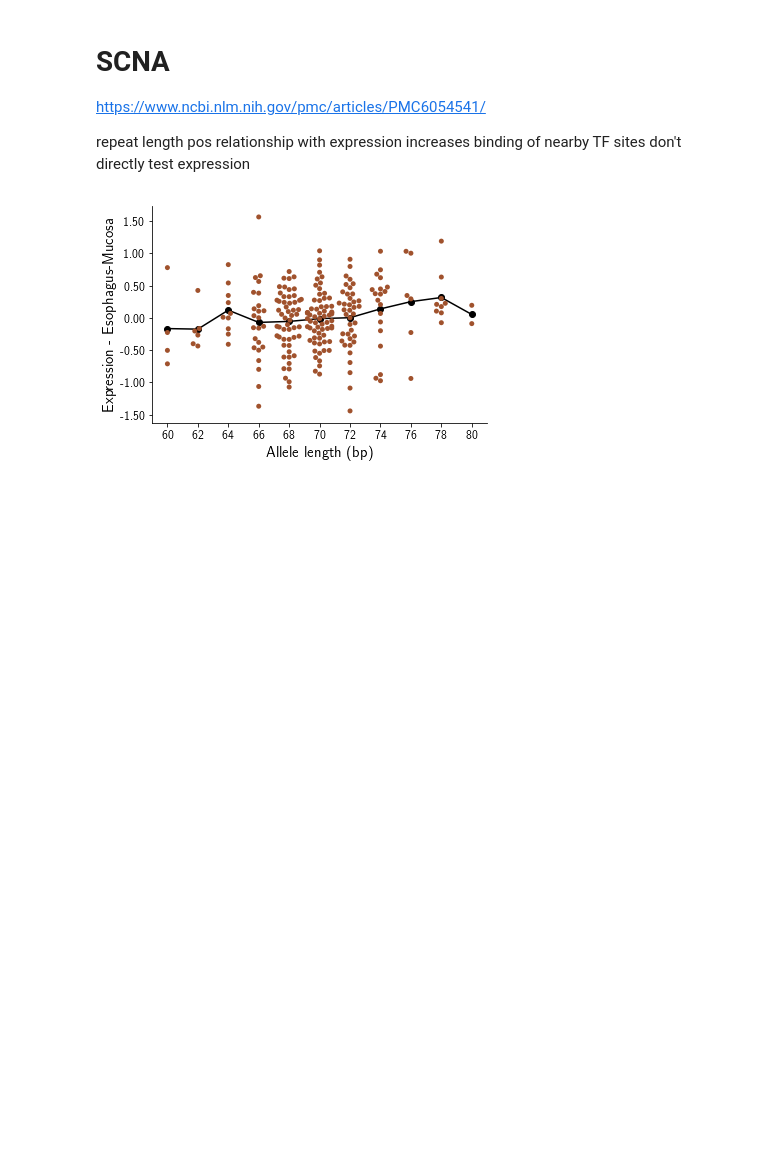
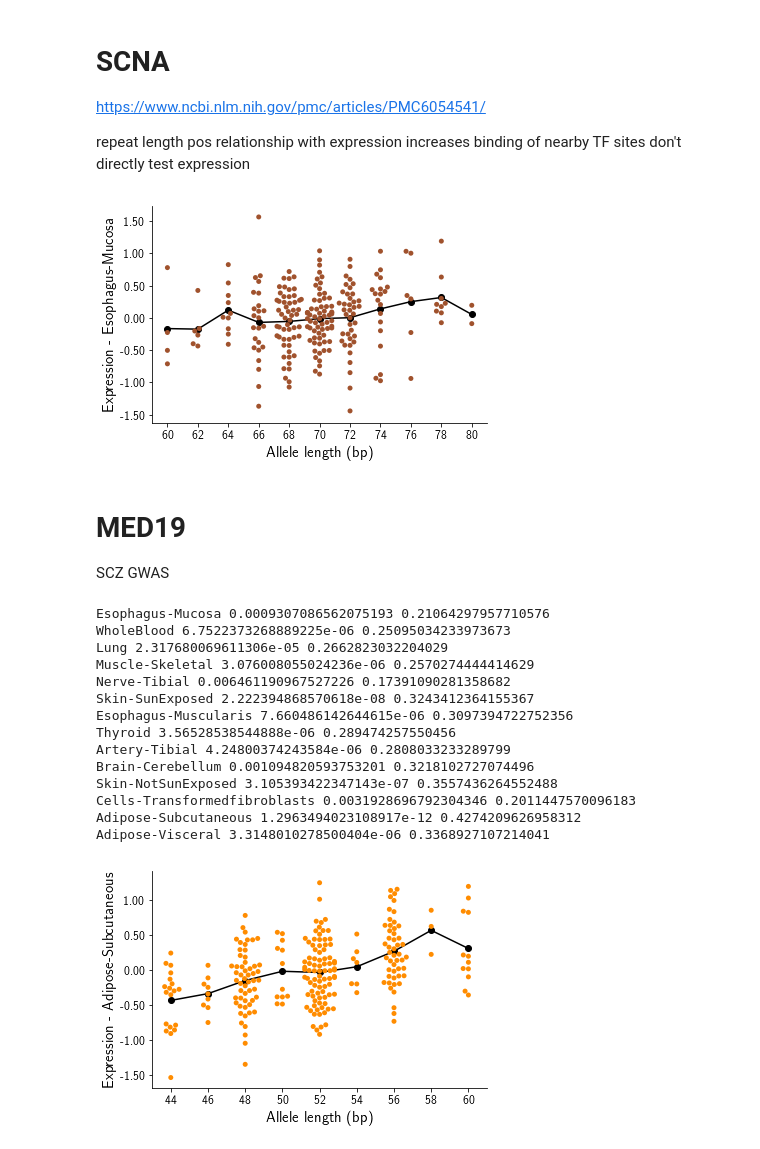
Before and after one commit to gymreklab/gtex-estrs-paper, a Jupyter notebook: Figures/eSTRLiteratureExamples.ipynb, the cells around one changed output. Drawn from its saved outputs; the diff is of its cells as text; code cells hidden in the pictures; blank space fills up the shorter version.

```diff
--- a/Figures/eSTRLiteratureExamples.ipynb
+++ b/Figures/eSTRLiteratureExamples.ipynb
@@ -351,3 +353,31 @@ else: fname = None
 PlotESTR(gene, best_tissue, chrom, start, end, COLORS)
 # %% [output]
 [figure]
+# %% [markdown]
+# MED19
+SCZ GWAS
+# %%
+chrom = "chr11"
+start = 57523883
+end = 57523905
+gene = "ENSG00000156603.10"
+best_tissue, best_p, best_beta = GetBestTissue(chrom, start, gene, data)
+if SAVEPLOT: fname = os.path.join(RESULTSDIR, "SuppFig_Literature_MED19.pdf")
+else: fname = None
+PlotESTR(gene, best_tissue, chrom, start, end, COLORS, fname=fname)
+# %% [output]
+Esophagus-Mucosa 0.0009307086562075193 0.21064297957710576
+WholeBlood 6.7522373268889225e-06 0.25095034233973673
+Lung 2.317680069611306e-05 0.2662823032204029
+Muscle-Skeletal 3.076008055024236e-06 0.2570274444414629
+Nerve-Tibial 0.006461190967527226 0.17391090281358682
+Skin-SunExposed 2.222394868570618e-08 0.3243412364155367
+Esophagus-Muscularis 7.660486142644615e-06 0.3097394722752356
+Thyroid 3.56528538544888e-06 0.289474257550456
+Artery-Tibial 4.24800374243584e-06 0.2808033233289799
+Brain-Cerebellum 0.001094820593753201 0.3218102727074496
+Skin-NotSunExposed 3.105393422347143e-07 0.3557436264552488
+Cells-Transformedfibroblasts 0.0031928696792304346 0.2011447570096183
+Adipose-Subcutaneous 1.2963494023108917e-12 0.4274209626958312
+Adipose-Visceral 3.3148010278500404e-06 0.3368927107214041
+[figure, added]
```
Also changed, not shown: parts of 48 cells of this notebook, 7 other files.
